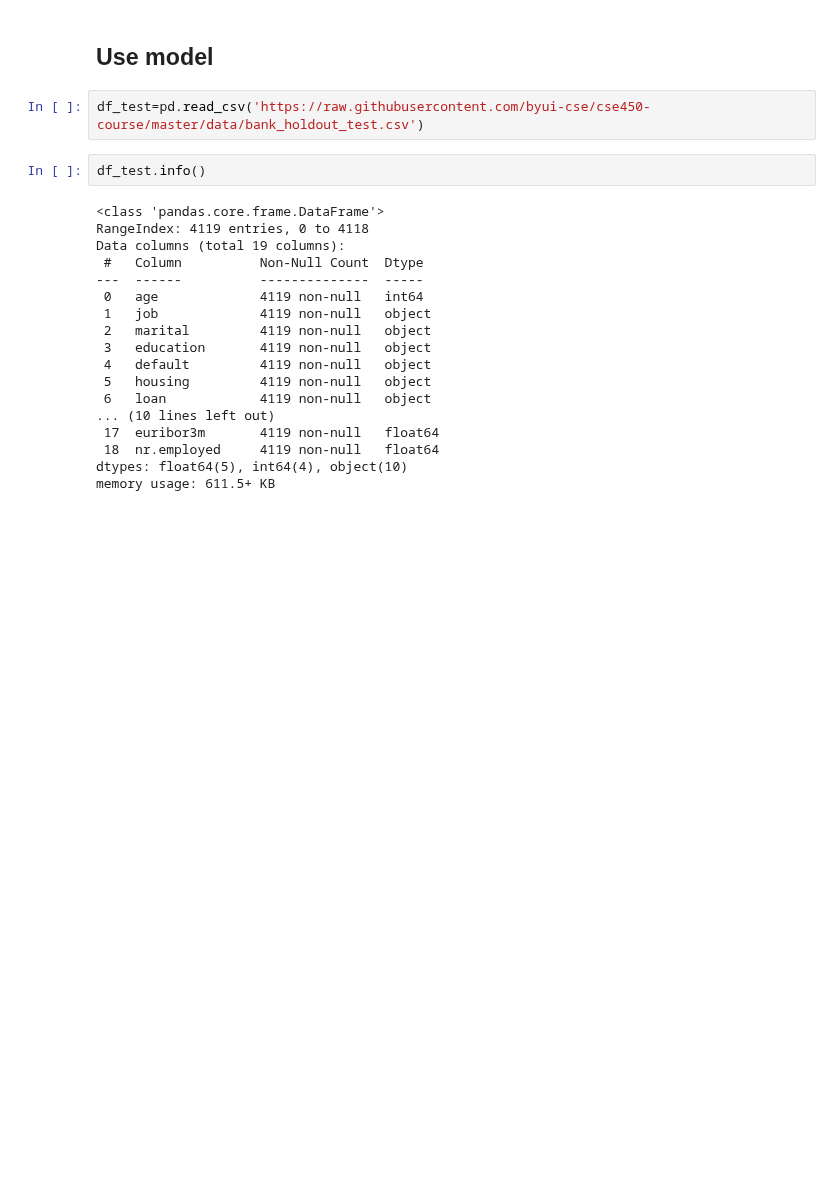
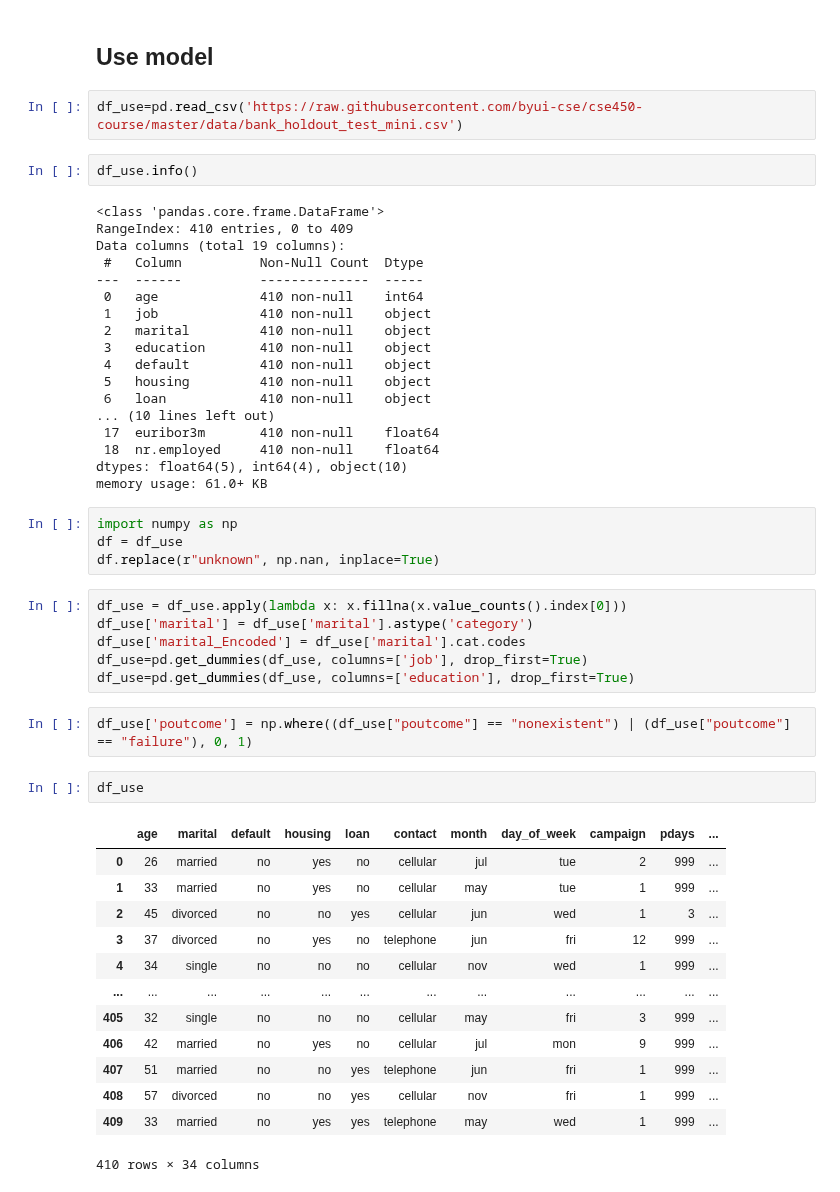
Before and after one commit to josegabrielguerrero26/CSE450-machinelearning, a Jupyter notebook: notebooks/starter_bankproject.ipynb, the cells around one changed output. Drawn from its saved outputs; the diff is of its cells as text; blank space fills up the shorter version.

```diff
--- a/notebooks/starter_bankproject.ipynb
+++ b/notebooks/starter_bankproject.ipynb
@@ -430,24 +416,52 @@ plt.show()
 # %% [markdown]
 ## Use model
 # %%
-df_test=pd.read_csv('https://raw.githubusercontent.com/byui-cse/cse450-course/master/data/bank_holdout_test.csv')
+df_use=pd.read_csv('https://raw.githubusercontent.com/byui-cse/cse450-course/master/data/bank_holdout_test_mini.csv')
 # %%
-df_test.info()
+df_use.info()
 # %% [output]
 <class 'pandas.core.frame.DataFrame'>
-RangeIndex: 4119 entries, 0 to 4118
+RangeIndex: 410 entries, 0 to 409
 Data columns (total 19 columns):
  #   Column          Non-Null Count  Dtype
 ---  ------          --------------  -----
- 0   age             4119 non-null   int64
- 1   job             4119 non-null   object
- 2   marital         4119 non-null   object
- 3   education       4119 non-null   object
- 4   default         4119 non-null   object
- 5   housing         4119 non-null   object
- 6   loan            4119 non-null   object
+ 0   age             410 non-null    int64
+ 1   job             410 non-null    object
+ 2   marital         410 non-null    object
+ 3   education       410 non-null    object
+ 4   default         410 non-null    object
+ 5   housing         410 non-null    object
+ 6   loan            410 non-null    object
 ... (10 lines left out)
- 17  euribor3m       4119 non-null   float64
- 18  nr.employed     4119 non-null   float64
+ 17  euribor3m       410 non-null    float64
+ 18  nr.employed     410 non-null    float64
 dtypes: float64(5), int64(4), object(10)
-memory usage: 611.5+ KB
+memory usage: 61.0+ KB
+# %%
+import numpy as np
+df = df_use
+df.replace(r"unknown", np.nan, inplace=True)
+# %%
+df_use = df_use.apply(lambda x: x.fillna(x.value_counts().index[0]))
+df_use['marital'] = df_use['marital'].astype('category')
+df_use['marital_Encoded'] = df_use['marital'].cat.codes
+df_use=pd.get_dummies(df_use, columns=['job'], drop_first=True)
+df_use=pd.get_dummies(df_use, columns=['education'], drop_first=True)
+# %%
+df_use['poutcome'] = np.where((df_use["poutcome"] == "nonexistent") | (df_use["poutcome"] == "failure"), 0, 1)
+# %%
+df_use
+# %% [output]
+|  | age | marital | default | housing | loan | contact | month | day_of_week | campaign | pdays | ... |
+| 0 | 26 | married | no | yes | no | cellular | jul | tue | 2 | 999 | ... |
+| 1 | 33 | married | no | yes | no | cellular | may | tue | 1 | 999 | ... |
+| 2 | 45 | divorced | no | no | yes | cellular | jun | wed | 1 | 3 | ... |
+| 3 | 37 | divorced | no | yes | no | telephone | jun | fri | 12 | 999 | ... |
+| 4 | 34 | single | no | no | no | cellular | nov | wed | 1 | 999 | ... |
+| ... | ... | ... | ... | ... | ... | ... | ... | ... | ... | ... | ... |
+| 405 | 32 | single | no | no | no | cellular | may | fri | 3 | 999 | ... |
+| 406 | 42 | married | no | yes | no | cellular | jul | mon | 9 | 999 | ... |
+| 407 | 51 | married | no | no | yes | telephone | jun | fri | 1 | 999 | ... |
+| 408 | 57 | divorced | no | no | yes | cellular | nov | fri | 1 | 999 | ... |
+| 409 | 33 | married | no | yes | yes | telephone | may | wed | 1 | 999 | ... |
+410 rows × 34 columns
```
Also changed, not shown: parts of 16 cells of this notebook.
